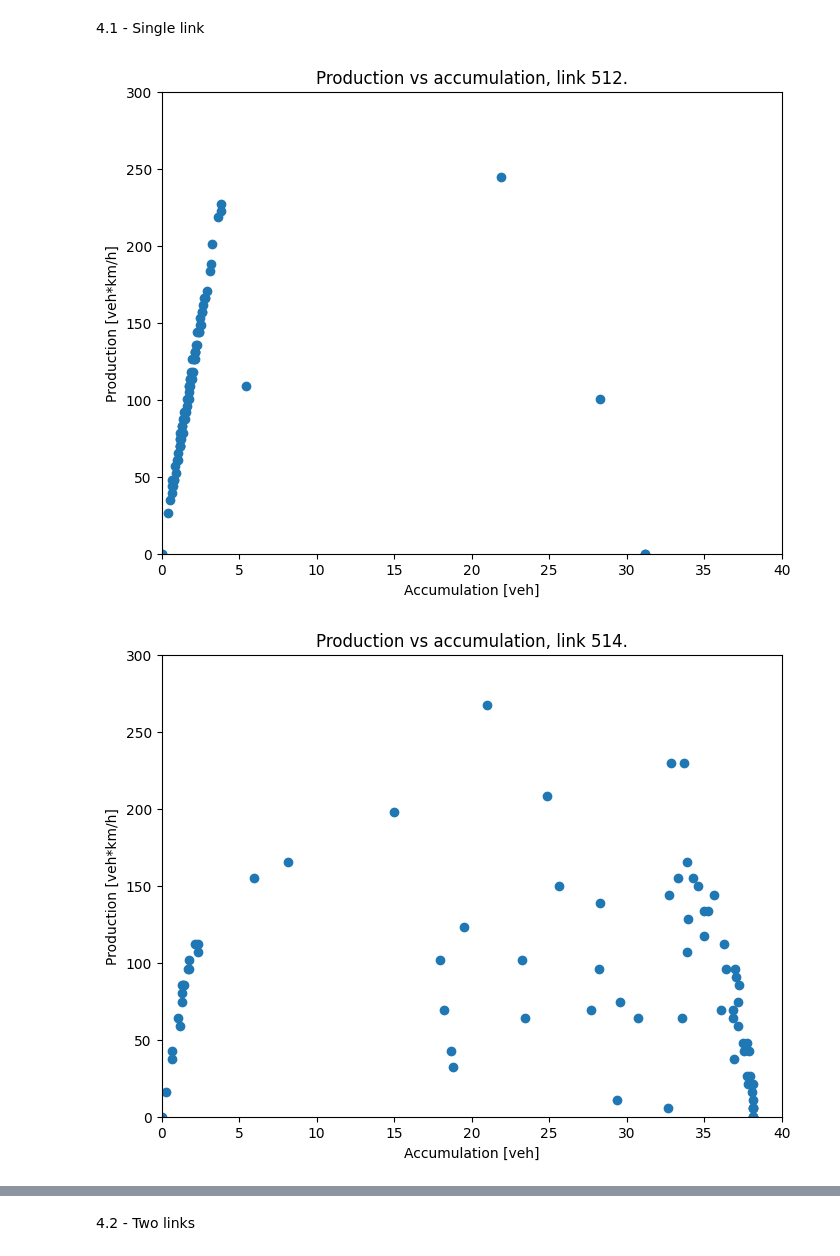
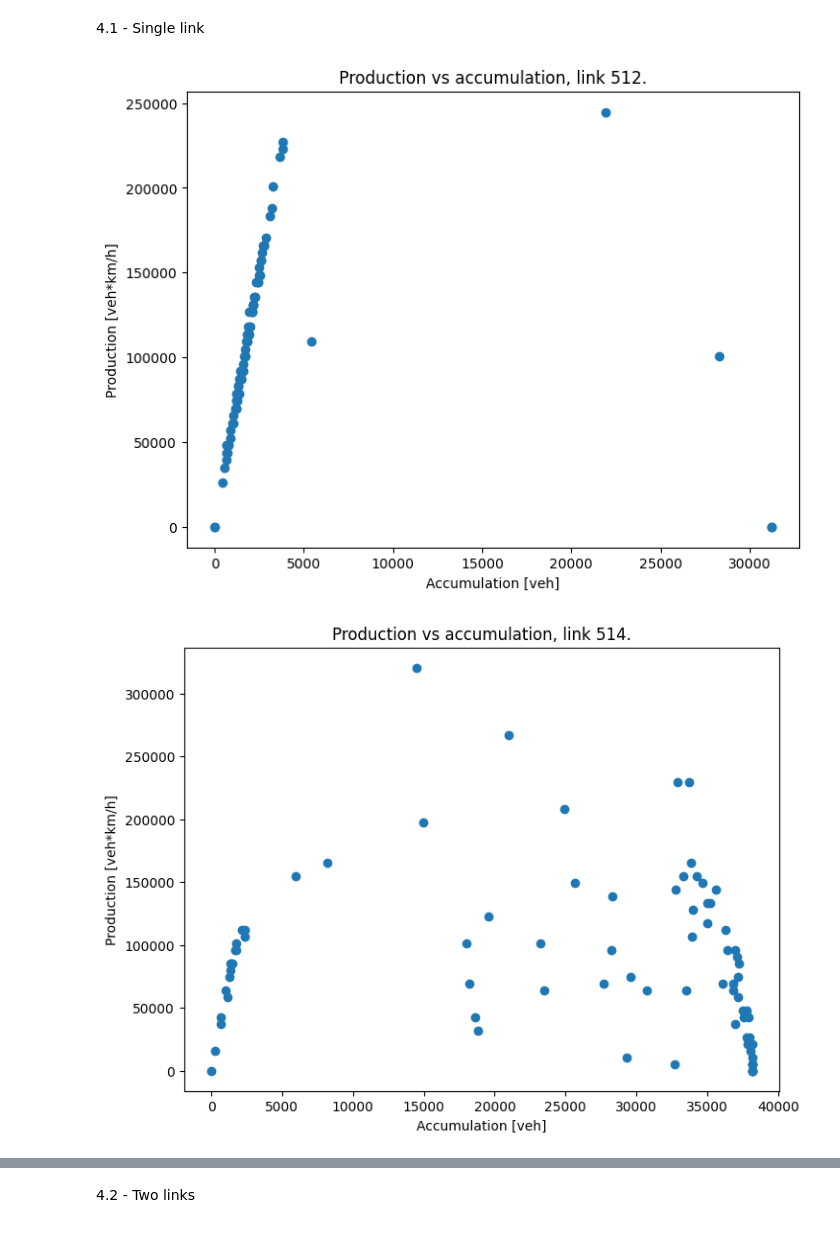
Before and after one commit to s221568/Trafic, a Jupyter notebook: Lab 1/Lab1 -FINAL.ipynb, the cells around one changed output, grey strips where cells are left out. Drawn from its saved outputs; the diff is of its cells as text; code cells hidden in the pictures.

```diff
--- a/Lab 1/Lab1 -FINAL.ipynb
+++ b/Lab 1/Lab1 -FINAL.ipynb
@@ -444,13 +444,13 @@ def density_link(link):
     return density
 
 def accumulation_link(link):
-    length = edges.loc[link, "Length (m)"]/1000
+    length = edges.loc[link, "Length (m)"]
     density = density_link(link)
     accumulation = length * density
     return accumulation
 
 def production_link(link):
-    length = edges.loc[link, "Length (m)"]/1000
+    length = edges.loc[link, "Length (m)"]
     volume = flow.loc[:, f'{link}'] * 3600 / 90 # Same volume as in part 2
     production = volume * length
     return production
@@ -505,15 +505,13 @@ def production_region(region):
 # %%
 links = [512, 514, 516]
 
 for link in links:
     plt.figure(figsize=(8,6))
     plt.title(f'Production vs accumulation, link {link}.')
     plt.scatter(accumulation_link(link), production_link(link))
     plt.xlabel('Accumulation [veh]')
-    plt.xlim(0,40)
     plt.ylabel('Production [veh*km/h]')
-    plt.ylim(0,300)
     plt.show()
 # %% [output]
-[figure, old version]
+[figure, new version]
-[figure, old version]
+[figure, new version]
```
Also changed, not shown: parts of 4 cells of this notebook.
